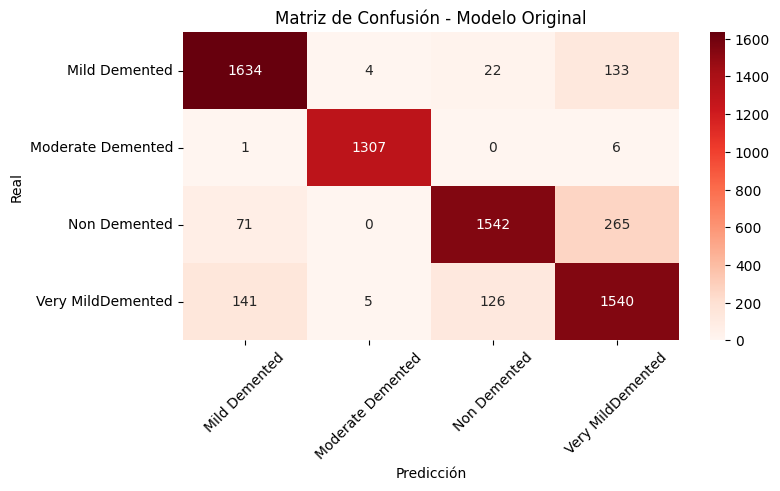
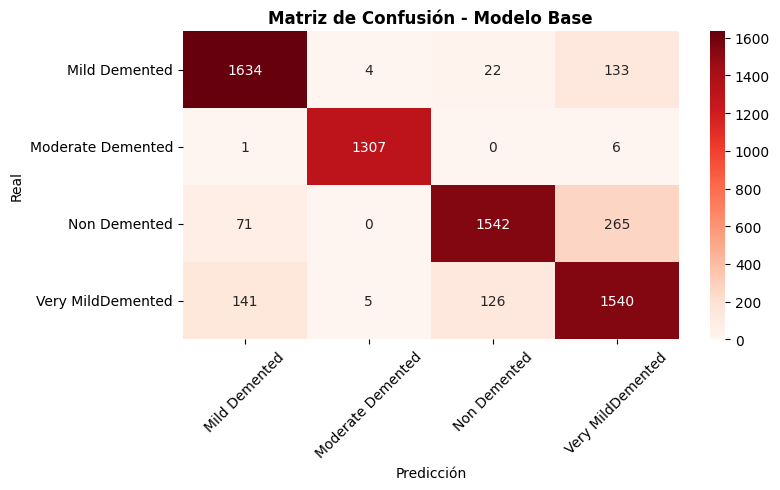
The notebook cell's code change between the first figure and the second:
--- before
+++ after
@@ -13,4 +13,5 @@
 plt.xlabel("Predicción")
 plt.ylabel("Real")
-plt.title("Matriz de Confusión - Modelo Original")
+plt.title("Matriz de Confusión - Modelo Base", fontweight='bold')
+plt.savefig('matriz_confusion_base.png', dpi=300, bbox_inches='tight')
 plt.show()

Commit: Confusion matrix